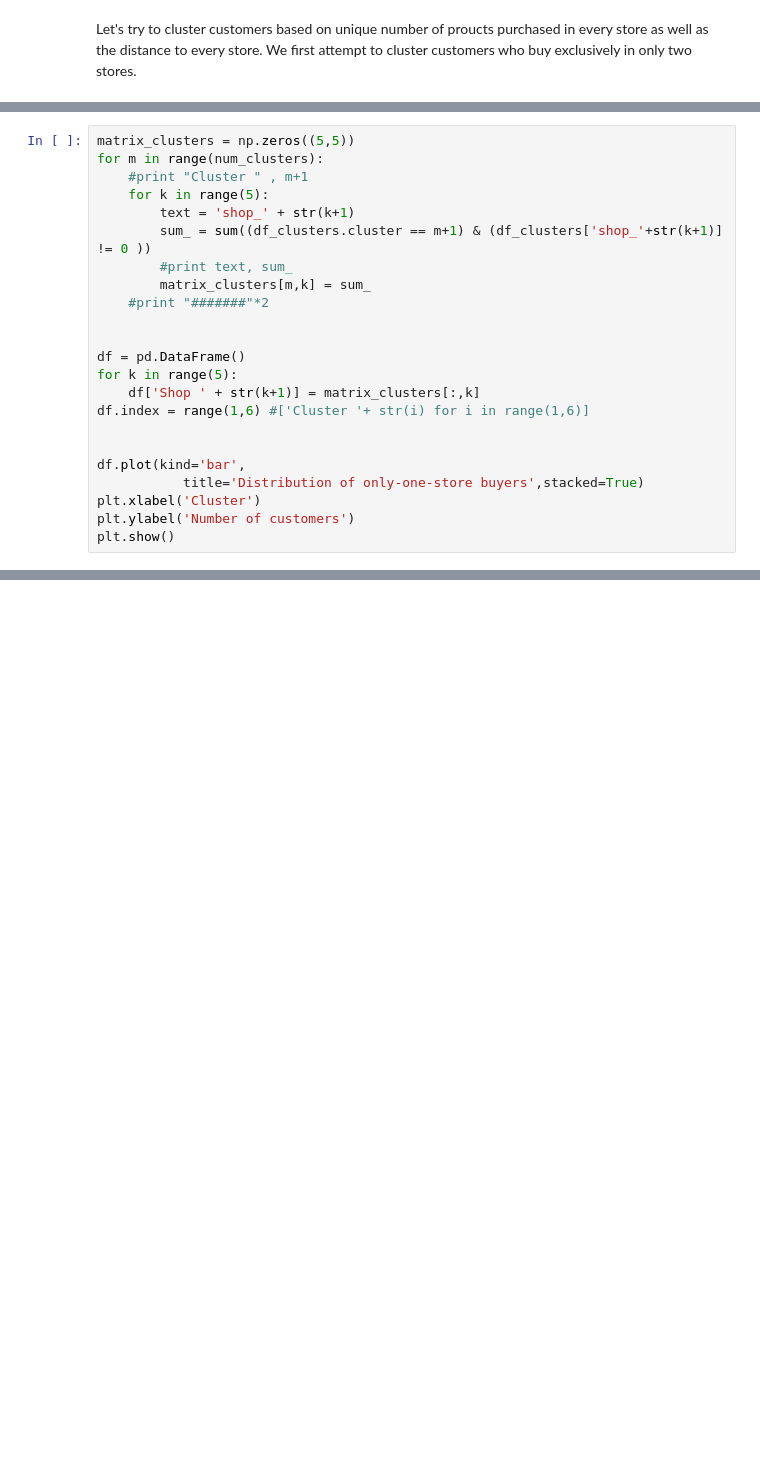
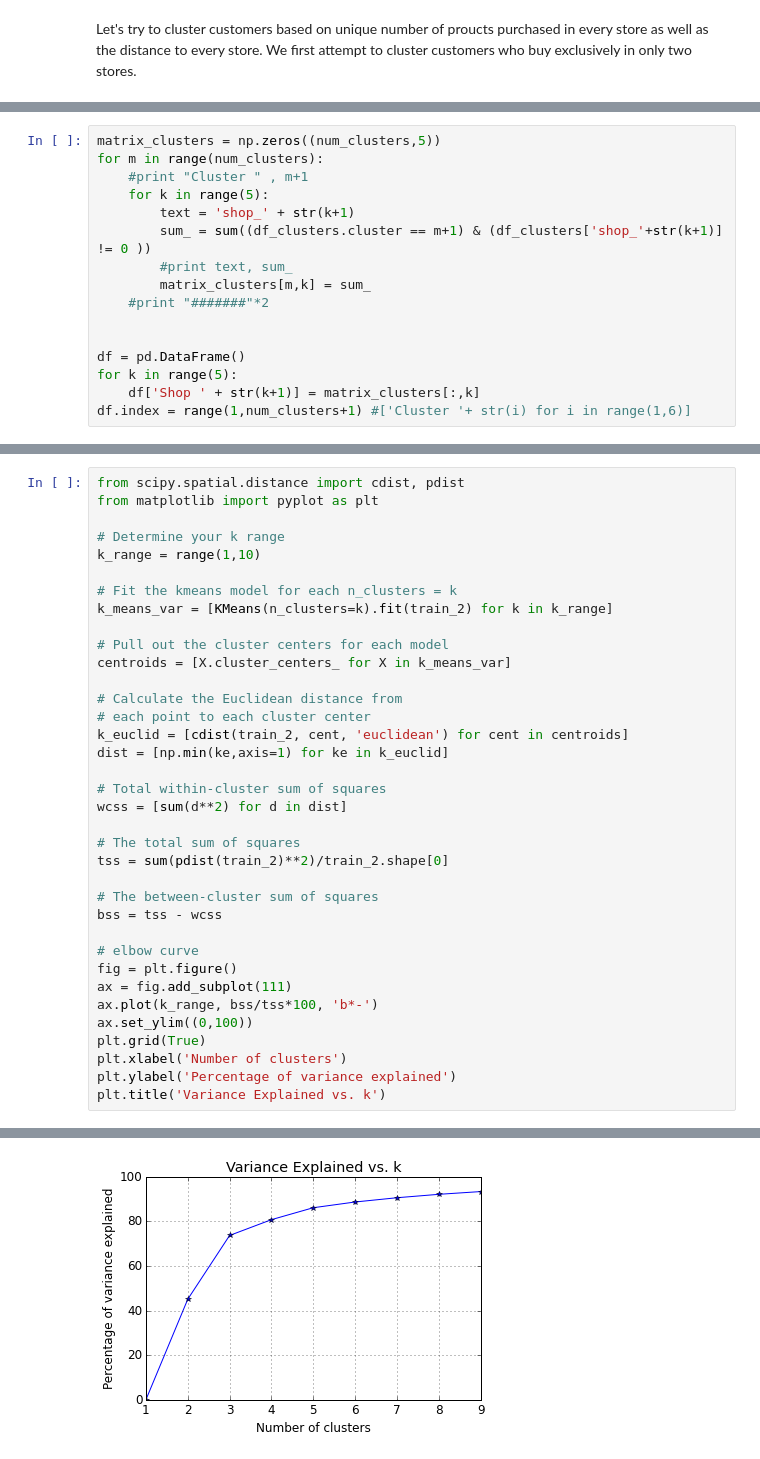
Before and after one commit to rcuevass/clustering_PCA_marketing, a Jupyter notebook: Store range effect in purchase.ipynb, the cells around one changed output, grey strips where cells are left out. Cells and saved outputs as stored; diff of their text form; blank space fills up the shorter version.

```diff
--- a/Store range effect in purchase.ipynb
+++ b/Store range effect in purchase.ipynb
@@ -771,5 +791,5 @@ df_clusters.head()
 # %%
-matrix_clusters = np.zeros((5,5))
+matrix_clusters = np.zeros((num_clusters,5))
 for m in range(num_clusters):
     #print "Cluster " , m+1
     for k in range(5):
@@ -783,11 +803,4 @@ for m in range(num_clusters):
 df = pd.DataFrame()
 for k in range(5):
     df['Shop ' + str(k+1)] = matrix_clusters[:,k]
-df.index = range(1,6) #['Cluster '+ str(i) for i in range(1,6)]
-
-
-df.plot(kind='bar',
-           title='Distribution of only-one-store buyers',stacked=True)
-plt.xlabel('Cluster')
-plt.ylabel('Number of customers')
-plt.show()
+df.index = range(1,num_clusters+1) #['Cluster '+ str(i) for i in range(1,6)]
@@ -1065,0 +858,37 @@ data
+# %%
+from scipy.spatial.distance import cdist, pdist
+from matplotlib import pyplot as plt
+
+# Determine your k range
+k_range = range(1,10)
+
+# Fit the kmeans model for each n_clusters = k
+k_means_var = [KMeans(n_clusters=k).fit(train_2) for k in k_range]
+
+# Pull out the cluster centers for each model
+centroids = [X.cluster_centers_ for X in k_means_var]
+
+# Calculate the Euclidean distance from
+# each point to each cluster center
+k_euclid = [cdist(train_2, cent, 'euclidean') for cent in centroids]
+dist = [np.min(ke,axis=1) for ke in k_euclid]
+
+# Total within-cluster sum of squares
+wcss = [sum(d**2) for d in dist]
+
+# The total sum of squares
+tss = sum(pdist(train_2)**2)/train_2.shape[0]
+
+# The between-cluster sum of squares
+bss = tss - wcss
+
+# elbow curve
+fig = plt.figure()
+ax = fig.add_subplot(111)
+ax.plot(k_range, bss/tss*100, 'b*-')
+ax.set_ylim((0,100))
+plt.grid(True)
+plt.xlabel('Number of clusters')
+plt.ylabel('Percentage of variance explained')
+plt.title('Variance Explained vs. k')
+# %% [output]
@@ -1065,0 +896 @@ data
+[figure, added]
```
Also changed, not shown: parts of 41 cells of this notebook.
